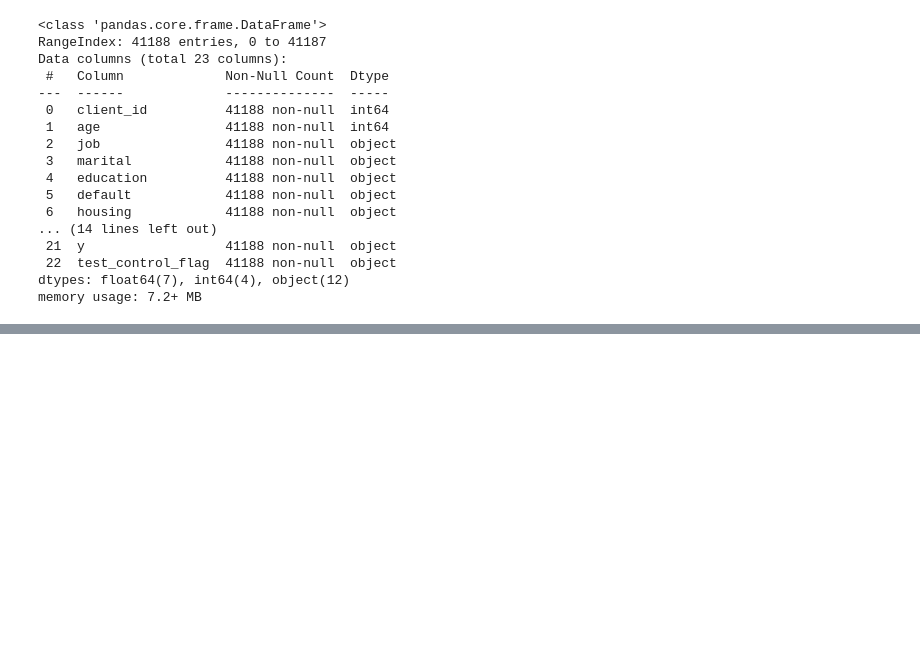
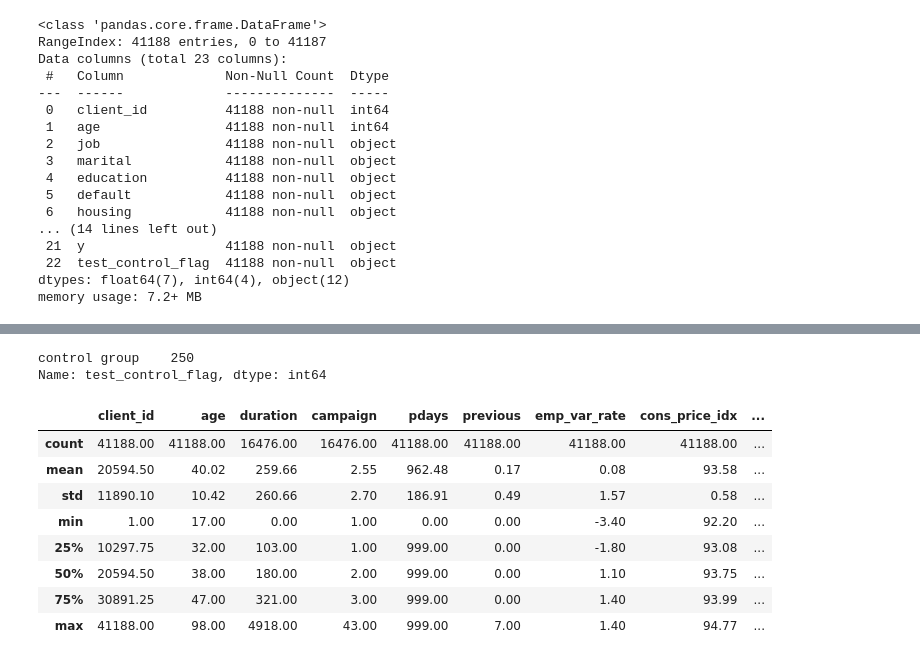
Before and after one commit to zuzannamiazio/RR_project, a Jupyter notebook: project_file.ipynb, the cells around one changed output, grey strips where cells are left out. Drawn from its saved outputs; the diff is of its cells as text; code cells hidden in the pictures; blank space fills up the shorter version.

```diff
--- a/project_file.ipynb
+++ b/project_file.ipynb
@@ -67,0 +94,6 @@ memory usage: 7.2+ MB
+# %%
+null_cons_price_idx = df[df['cons_price_idx'].isnull()]
+null_cons_price_idx['test_control_flag'].value_counts()
+# %% [output]
+control group    250
+Name: test_control_flag, dtype: int64
@@ -67,0 +102,12 @@ memory usage: 7.2+ MB
+# %%
+df.describe()
+# %% [output]
+|  | client_id | age | duration | campaign | pdays | previous | emp_var_rate | cons_price_idx | ... |
+| count | 41188.00 | 41188.00 | 16476.00 | 16476.00 | 41188.00 | 41188.00 | 41188.00 | 41188.00 | ... |
+| mean | 20594.50 | 40.02 | 259.66 | 2.55 | 962.48 | 0.17 | 0.08 | 93.58 | ... |
+| std | 11890.10 | 10.42 | 260.66 | 2.70 | 186.91 | 0.49 | 1.57 | 0.58 | ... |
+| min | 1.00 | 17.00 | 0.00 | 1.00 | 0.00 | 0.00 | -3.40 | 92.20 | ... |
+| 25% | 10297.75 | 32.00 | 103.00 | 1.00 | 999.00 | 0.00 | -1.80 | 93.08 | ... |
+| 50% | 20594.50 | 38.00 | 180.00 | 2.00 | 999.00 | 0.00 | 1.10 | 93.75 | ... |
+| 75% | 30891.25 | 47.00 | 321.00 | 3.00 | 999.00 | 0.00 | 1.40 | 93.99 | ... |
+| max | 41188.00 | 98.00 | 4918.00 | 43.00 | 999.00 | 7.00 | 1.40 | 94.77 | ... |
```
Also changed, not shown: parts of 12 cells of this notebook.
